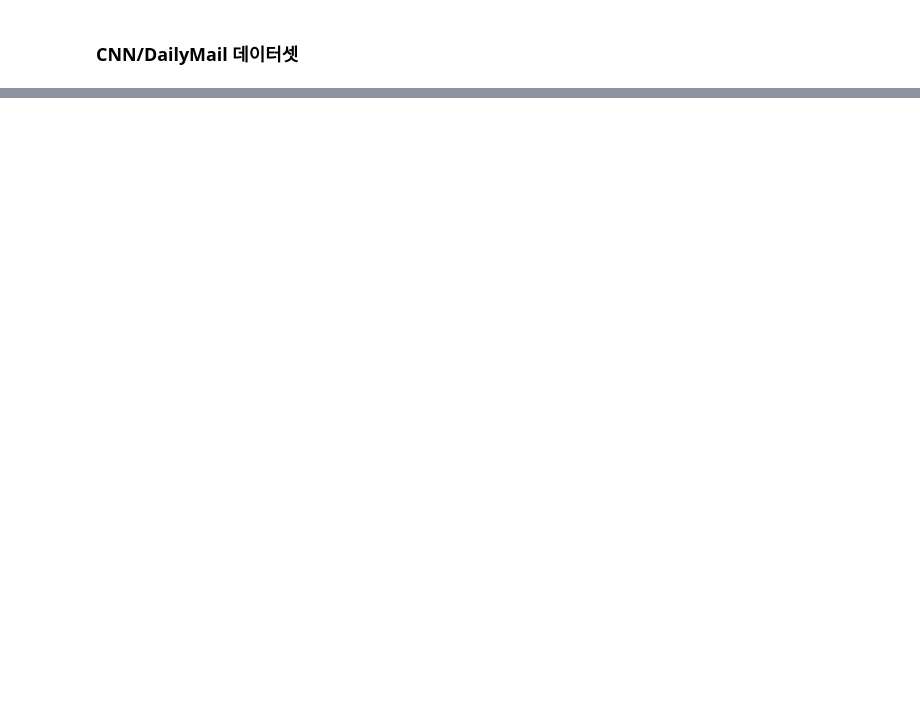
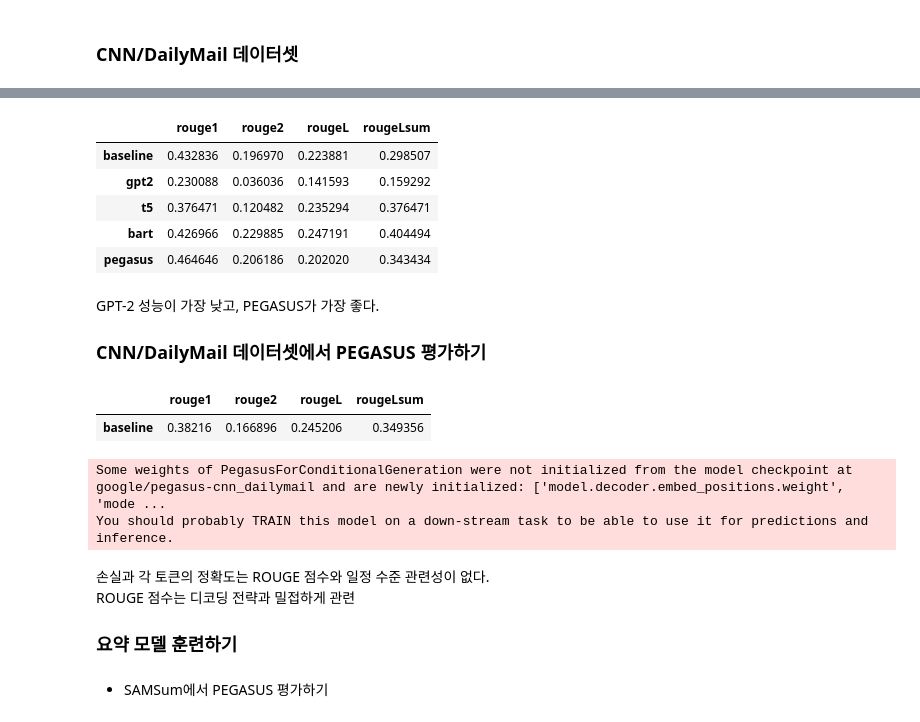
Before and after one commit to 12L-zl/NLP_with_Transformers, a Jupyter notebook: CH06_요약.ipynb, the cells around one changed output, grey strips where cells are left out. Saved outputs shown, nothing was run; the diff lists cells and outputs as text; code cells hidden in the pictures; blank space fills up the shorter version.

```diff
--- a/CH06_요약.ipynb
+++ b/CH06_요약.ipynb
@@ -2,0 +91,5 @@
+# %%
+pipe = pipeline("summarization", model="google/pegasus-cnn_dailymail")
+pipe_out = pipe(sample_text)
+summaries["pegasus"] = pipe_out[0]["summary_text"].replace(" .<n>", ".\n")
+# 줄바꿈하는 특수 토큰이 있어 sent_tokenize() 사용 X
@@ -2,0 +104,9 @@
+# %%
+print("GROUND TRUTH")
+print(dataset["train"][1]["highlights"])
+print("")
+
+for model_name in summaries:
+    print(model_name.upper())
+    print(summaries[model_name])
+    print("")
@@ -2,0 +147,4 @@
+# %%
+import evaluate
+
+bleu_metric = evaluate.load("sacrebleu")
@@ -2,0 +204,24 @@
+# %%
+rouge_metric = evaluate.load("rouge")
+# %%
+reference = dataset["train"][1]["highlights"]
+records = []
+rouge_names = ["rouge1", "rouge2", "rougeL", "rougeLsum"]
+
+for model_name in summaries:
+    rouge_metric.add(prediction=summaries[model_name], reference=reference)
+    score = rouge_metric.compute()
+    rouge_dict = dict((rn, score[rn]) for rn in rouge_names)
+    records.append(rouge_dict)
+pd.DataFrame.from_records(records, index=summaries.keys())
+# %% [output]
+|  | rouge1 | rouge2 | rougeL | rougeLsum |
+| baseline | 0.432836 | 0.196970 | 0.223881 | 0.298507 |
+| gpt2 | 0.230088 | 0.036036 | 0.141593 | 0.159292 |
+| t5 | 0.376471 | 0.120482 | 0.235294 | 0.376471 |
+| bart | 0.426966 | 0.229885 | 0.247191 | 0.404494 |
+| pegasus | 0.464646 | 0.206186 | 0.202020 | 0.343434 |
+# %% [markdown]
+GPT-2 성능이 가장 낮고, PEGASUS가 가장 좋다.
+
+### CNN/DailyMail 데이터셋에서 PEGASUS 평가하기
@@ -2,0 +240,11 @@
+# %%
+test_sampled = dataset["test"].shuffle(seed=42).select(range(1000))
+
+score = evaluate_summaries_baseline(test_sampled, rouge_metric)
+rouge_dict = dict((rn, score[rn]) for rn in rouge_names)
+pd.DataFrame.from_dict(rouge_dict, orient="index", columns=["baseline"]).T
+
+# GPT2보다 점수가 좋다.
+# %% [output]
+|  | rouge1 | rouge2 | rougeL | rougeLsum |
+| baseline | 0.38216 | 0.166896 | 0.245206 | 0.349356 |
@@ -2,0 +287,18 @@
+# %%
+from transformers import AutoModelForSeq2SeqLM, AutoTokenizer
+
+model_ckpt = "google/pegasus-cnn_dailymail"
+tokenizer = AutoTokenizer.from_pretrained(model_ckpt)
+model = AutoModelForSeq2SeqLM.from_pretrained(model_ckpt)
+score = evaluate_summaries_pegasus(test_sampled, rouge_metric,
+                                   model, tokenizer, batch_size=8)
+rouge_dict = dict((rn, score[rn]) for rn in rouge_names)
+pd.DataFrame(rouge_dict, index=["pegasus"])
+# %% [output]
+Some weights of PegasusForConditionalGeneration were not initialized from the model checkpoint at google/pegasus-cnn_dailymail and are newly initialized: ['model.decoder.embed_positions.weight', 'mode ...
+You should probably TRAIN this model on a down-stream task to be able to use it for predictions and inference.
+# %% [markdown]
+손실과 각 토큰의 정확도는 ROUGE 점수와 일정 수준 관련성이 없다.
+ROUGE 점수는 디코딩 전략과 밀접하게 관련
+
+### 요약 모델 훈련하기
@@ -2,0 +315,2 @@
+# %% [markdown]
+* SAMSum에서 PEGASUS 평가하기
```
Also changed, not shown: parts of 46 cells of this notebook, 1 other file.
